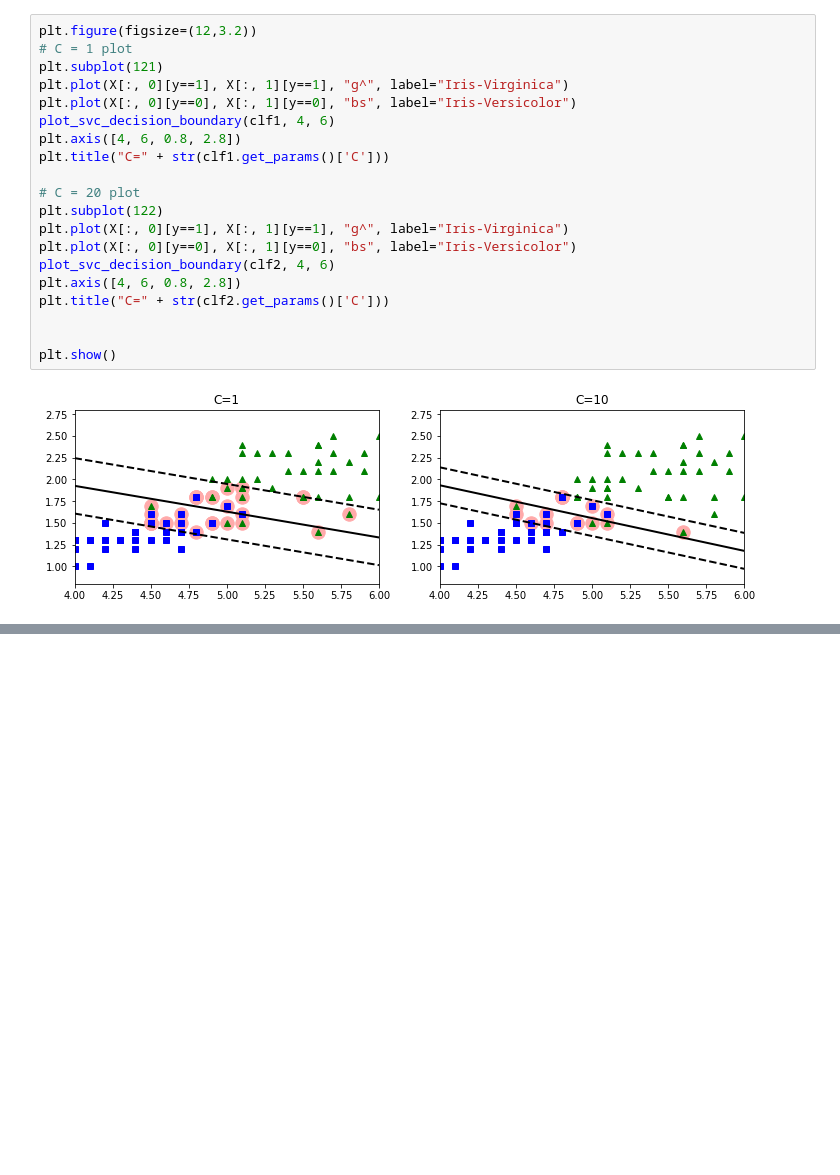
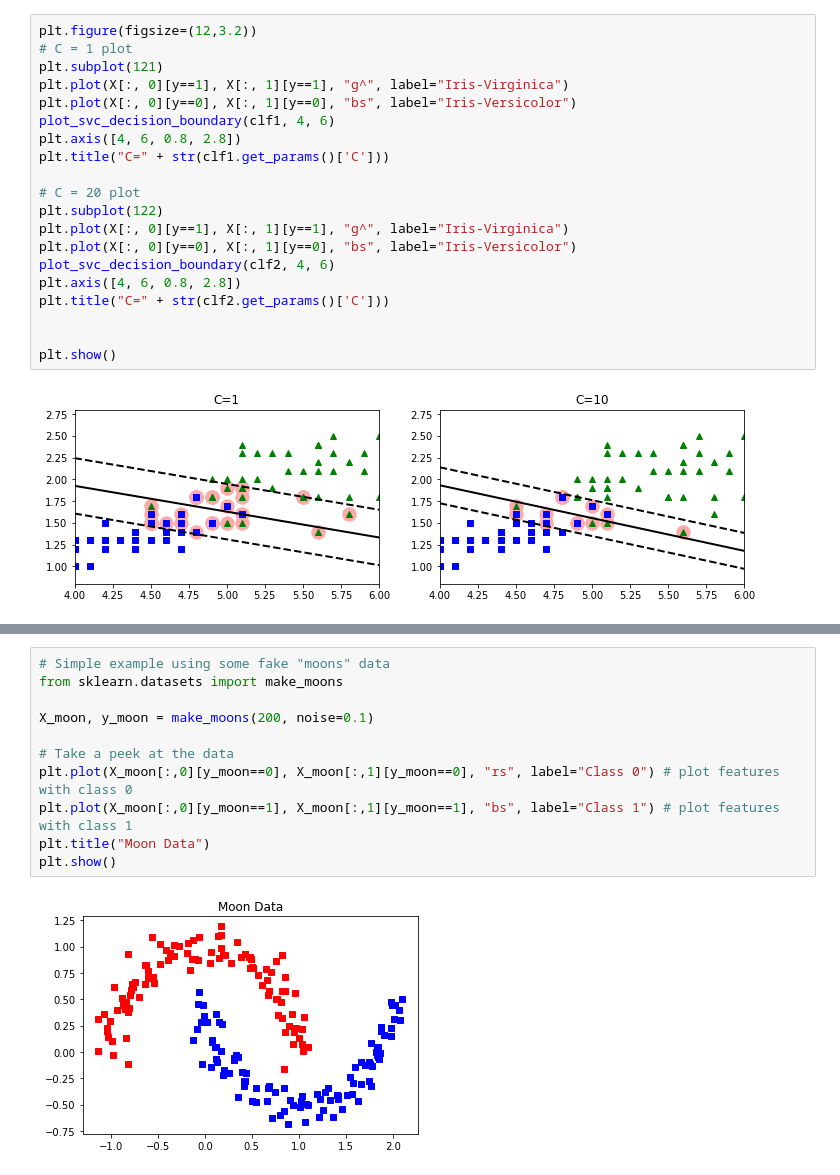
Before and after one commit to drpjm/python-ml-sandbox, a Jupyter notebook: Chapter05-SVM/SVM.ipynb, the cells around one changed output, grey strips where cells are left out. Cells and saved outputs as stored; diff of their text form; blank space fills up the shorter version.

Commit message:
Worked through nonlinear data set examples.

```diff
--- a/Chapter05-SVM/SVM.ipynb
+++ b/Chapter05-SVM/SVM.ipynb
@@ -119,0 +123,13 @@ plt.show()
+# %%
+# Simple example using some fake "moons" data
+from sklearn.datasets import make_moons
+
+X_moon, y_moon = make_moons(200, noise=0.1)
+
+# Take a peek at the data
+plt.plot(X_moon[:,0][y_moon==0], X_moon[:,1][y_moon==0], "rs", label="Class 0") # plot features with class 0
+plt.plot(X_moon[:,0][y_moon==1], X_moon[:,1][y_moon==1], "bs", label="Class 1") # plot features with class 1
+plt.title("Moon Data")
+plt.show()
+# %% [output]
+[figure, added]
```
Also changed, not shown: parts of 7 cells of this notebook.
